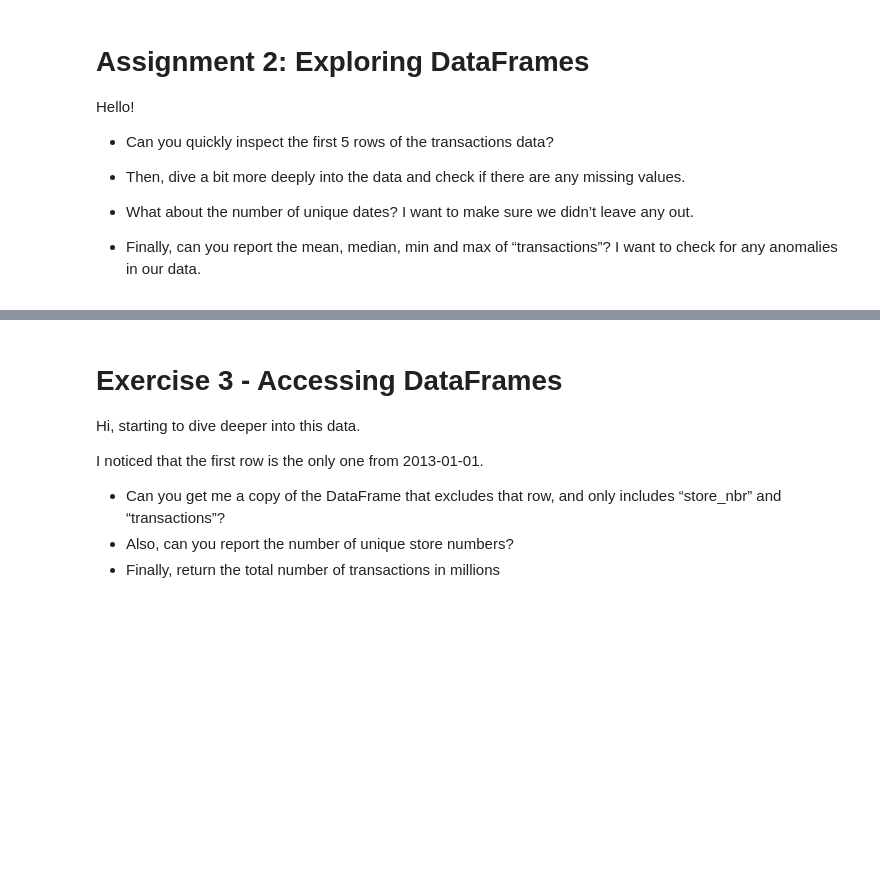
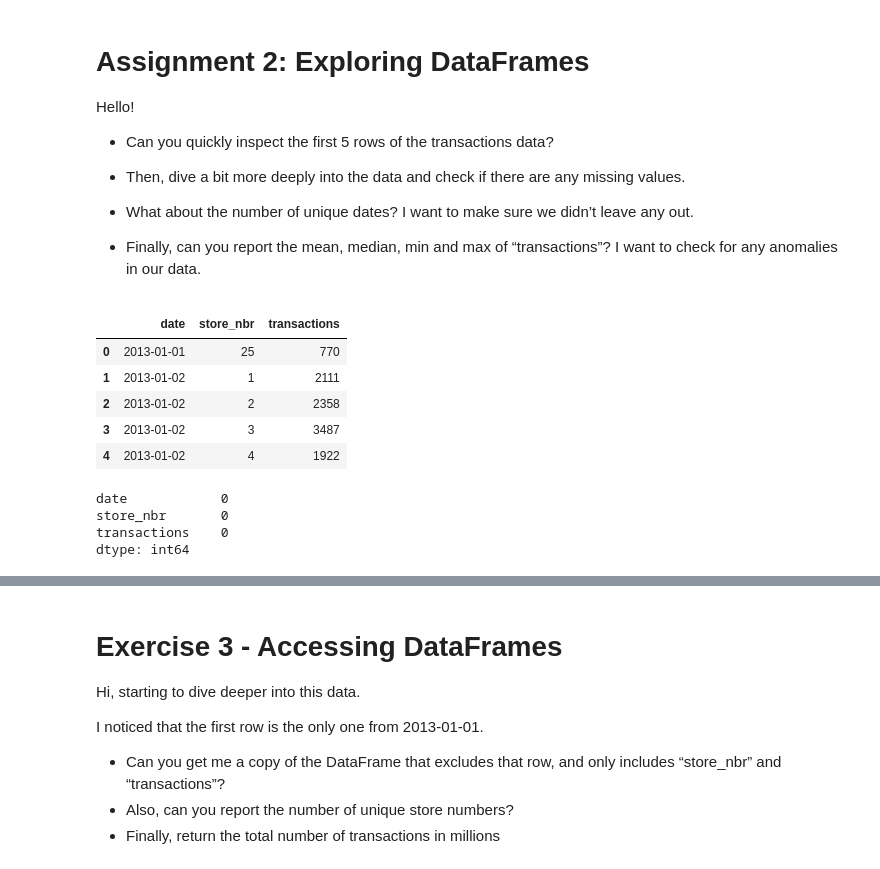
Before and after one commit to maciejsss/data-analysis-pandas, a Jupyter notebook: Course Assignment Notebooks/section03_DataFrames.ipynb, the cells around one changed output, grey strips where cells are left out. Cells and saved outputs as stored; diff of their text form; code cells hidden in the pictures; blank space fills up the shorter version.

```diff
--- a/Course Assignment Notebooks/section03_DataFrames.ipynb
+++ b/Course Assignment Notebooks/section03_DataFrames.ipynb
@@ -52,3 +52,19 @@ Hello!
 * Then, dive a bit more deeply into the data and check if there are any missing values.
 * What about the number of unique dates? I want to make sure we didn’t leave any out.
 * Finally, can you report the mean, median, min and max of “transactions”?  I want to check for any anomalies in our data.
+# %%
+transactions.head(5)
+# %% [output]
+|  | date | store_nbr | transactions |
+| 0 | 2013-01-01 | 25 | 770 |
+| 1 | 2013-01-02 | 1 | 2111 |
+| 2 | 2013-01-02 | 2 | 2358 |
+| 3 | 2013-01-02 | 3 | 3487 |
+| 4 | 2013-01-02 | 4 | 1922 |
+# %%
+transactions.isna().sum()
+# %% [output]
+date            0
+store_nbr       0
+transactions    0
+dtype: int64
```
Also changed, not shown: parts of 13 cells of this notebook, 1 other file.
